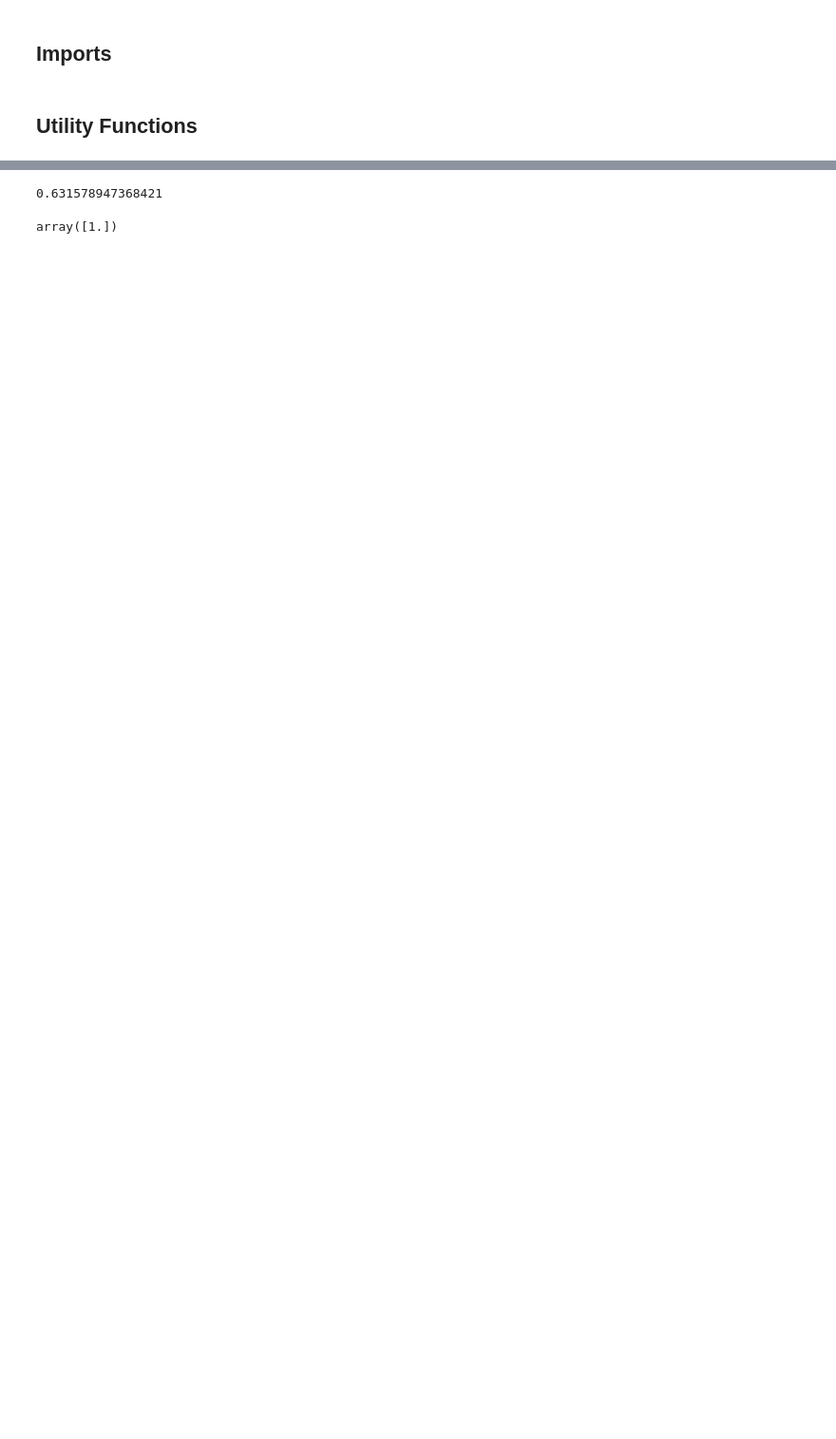
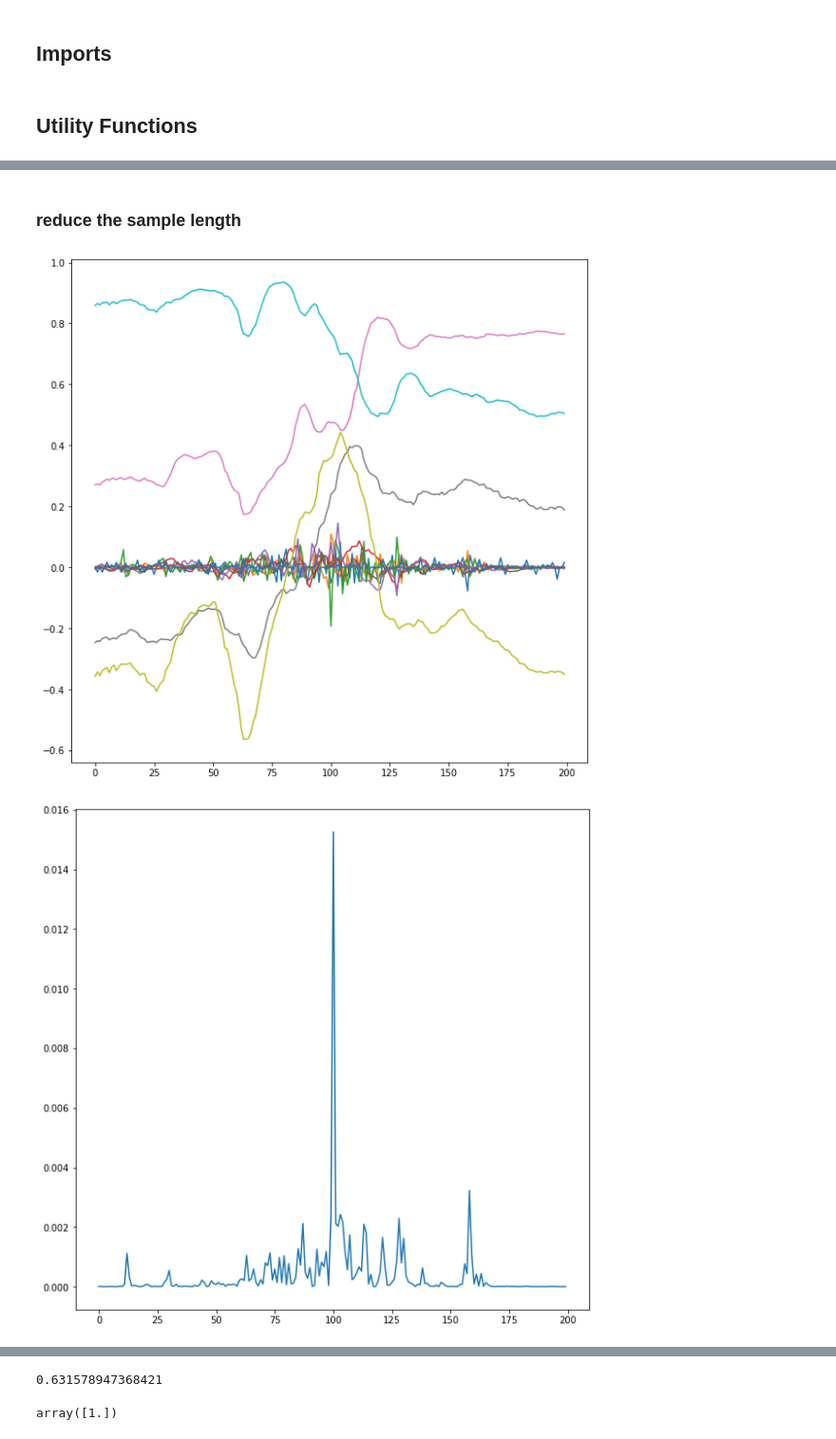
Before and after one commit to Protechted/AI-Model-Training, a Jupyter notebook: notebooks/training_test.ipynb, the cells around one changed output, grey strips where cells are left out. Shown at 95% size. Cells and saved outputs as stored; diff of their text form; code cells hidden in the pictures; blank space fills up the shorter version.

Commit message:
add training using less samples by time frame selection

```diff
--- a/notebooks/training_test.ipynb
+++ b/notebooks/training_test.ipynb
@@ -287,0 +195,40 @@ weighted avg       0.70      0.68      0.69        28
+# %% [markdown]
+### reduce the sample length
+# %%
+# get random sample where label_list[i] is 1
+while True:
+    rand_index = np.random.randint(0, len(label_list))
+    if label_list[rand_index] == 1.:
+        break
+example_sample = all_samples[rand_index]
+plt.plot(example_sample)
+plt.show()
+
+# plot the variance at each time step
+example_sample_var = np.var(example_sample[:, :3], axis=1)
+plt.plot(example_sample_var)
+plt.show()
+
+# make views of 50 time steps and save them in a list
+views = make_views(example_sample, win_size=100, step_size=1)
+
+view_vars = np.var(views[:, :3], axis=1)
+view_vars = np.mean(view_vars, axis=1)
+# make a plot of the variance (connected dots)
+plt.plot(view_vars, ".", markersize=2)
+plt.show()
+
+# get n indeces of highest variance in view_vars
+max_index = np.argmax(view_vars)
+
+# get view with highest variance (stop if max index is reached)
+max_views = [views[i] for i in range(max_index -80 if max_index - 80 > 0 else 0, max_index + 1 if max_index + 1 < views.shape[0] else views.shape[0])]
+
+# plot the views
+for i, view in enumerate(max_views):
+    if i % 10 == 0:
+        plt.plot(view)
+        plt.show()
+# %% [output]
+[figure, added]
+[figure, added]
```
Also changed, not shown: parts of 81 cells of this notebook.
